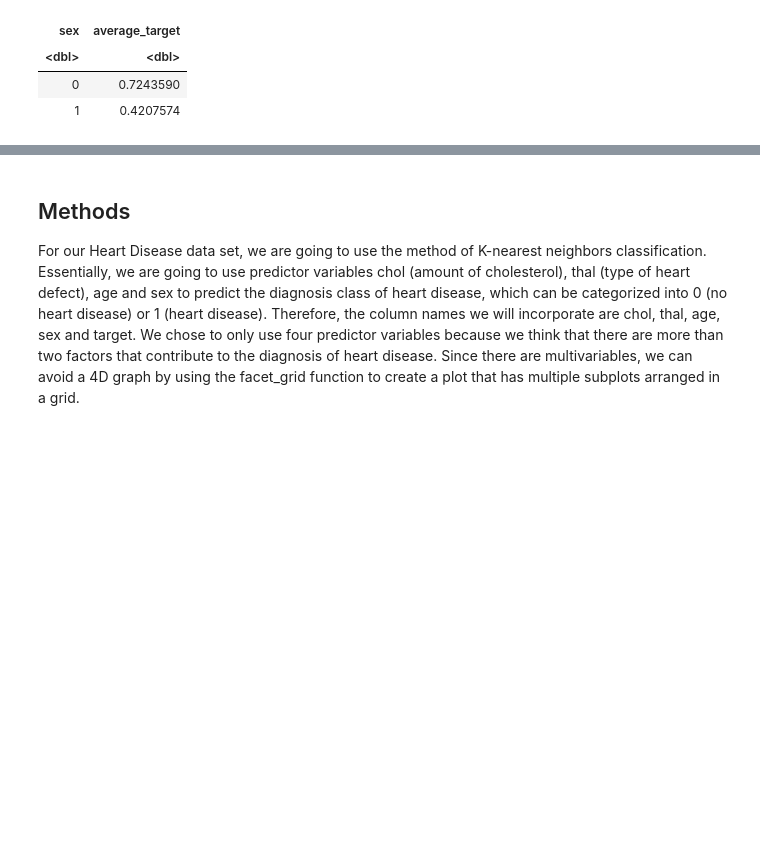
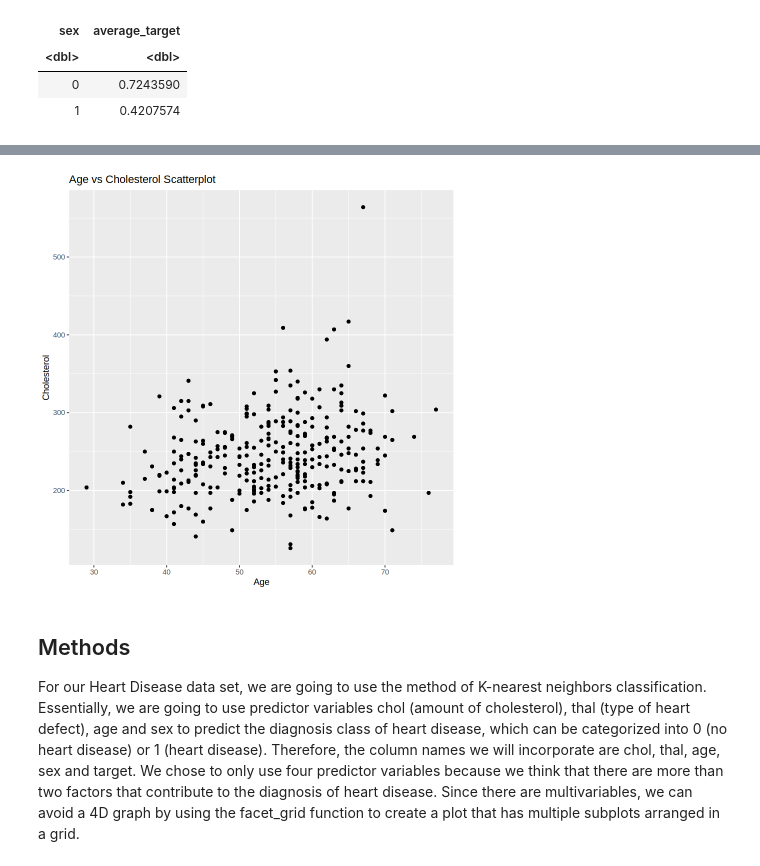
Before and after one commit to yma24ma/HeatDisease_kNNclassification, a Jupyter notebook: Group Project.ipynb, the cells around one changed output, grey strips where cells are left out. Cells and saved outputs as stored; diff of their text form; code cells hidden in the pictures; blank space fills up the shorter version.

Commit message:
age vs cholestrol scatterplot

```diff
--- a/Group Project.ipynb
+++ b/Group Project.ipynb
@@ -141,0 +140,3 @@ sex_target_plot <-
+# %%
+hd_agechol<-select(heart_disease_selected,age,chol)
+hd_agechol
@@ -142,3 +158,12 @@ sex_target_plot <-
+# %%
+hd_agechol_plot<-ggplot(hd_agechol,aes(x=age,y=chol))+
+                        geom_point()+
+                        xlab("Age")+
+                        ylab("Cholesterol")+
+                    ggtitle("Age vs Cholesterol Scatterplot")
+hd_agechol_plot
+# %% [output]
+[figure, added]
 # %% [markdown]
 ## Methods
 For our Heart Disease data set, we are going to use the method of K-nearest neighbors classification. Essentially, we are going to use predictor variables chol (amount of cholesterol), thal (type of heart defect), age and sex to predict the diagnosis class of heart disease, which can be categorized into 0 (no heart disease) or 1 (heart disease). Therefore, the column names we will incorporate are chol, thal, age, sex and target. We chose to only use four predictor variables because we think that there are more than two factors that contribute to the diagnosis of heart disease. Since there are multivariables, we can avoid a 4D graph by using the facet_grid function to create a plot that has multiple subplots arranged in a grid.
```
Also changed, not shown: parts of 2 cells of this notebook.
